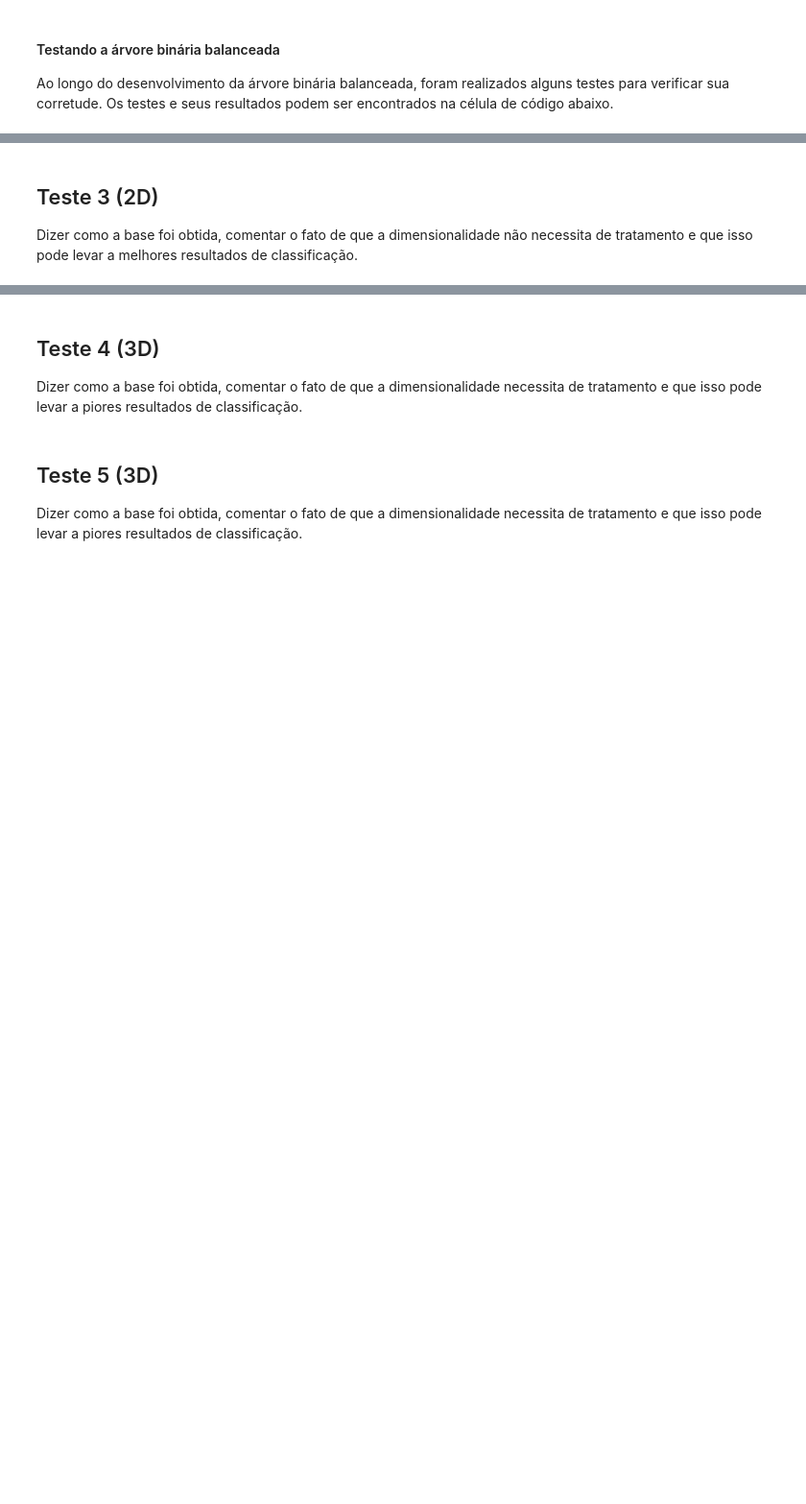
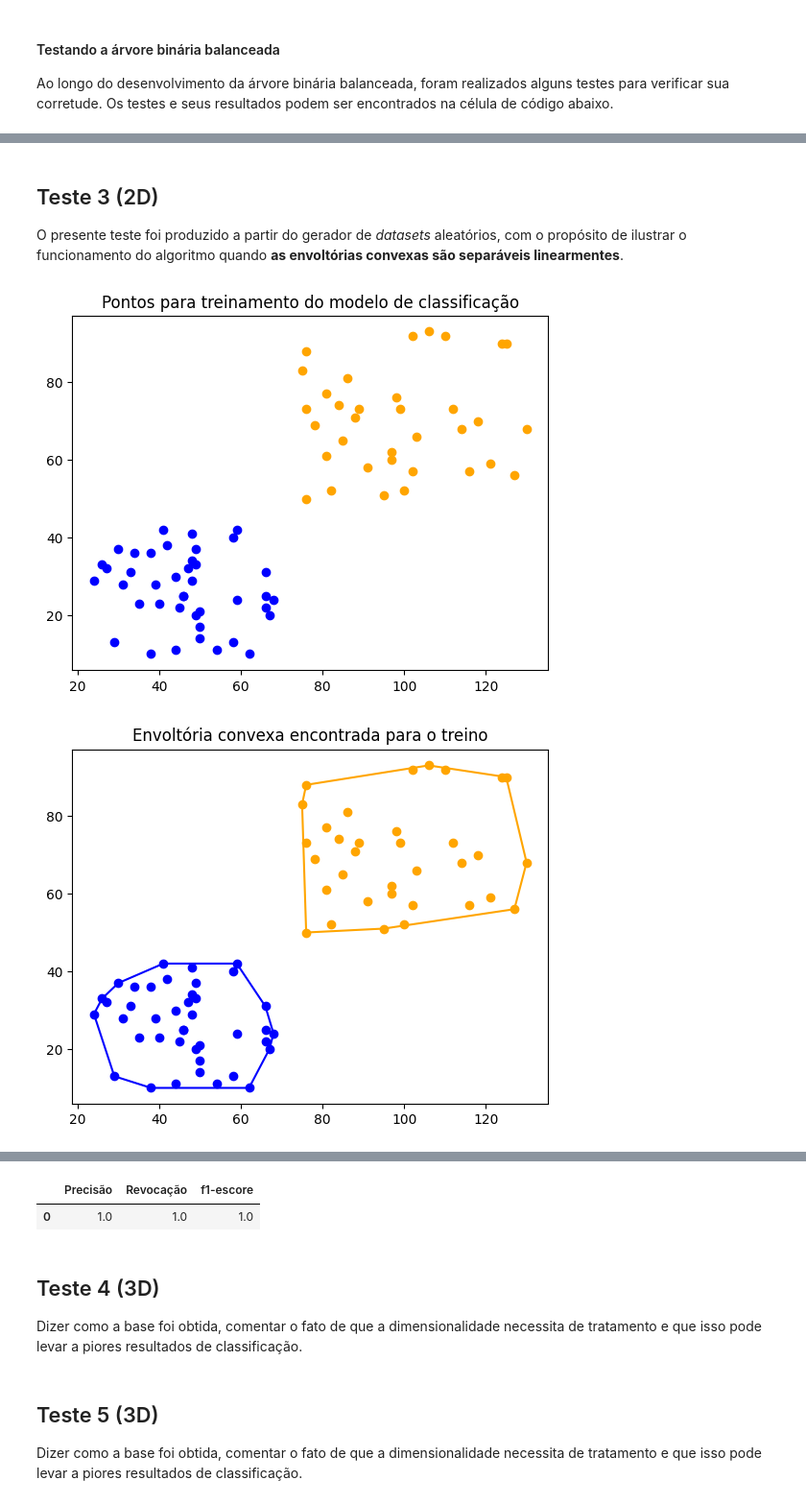
Before and after one commit to pedro-de-oliveira-guedes/Algorithms-II-UFMG, a Jupyter notebook: tp1-classificador-geometria-computacional/Código e Documentação.ipynb, the cells around one changed output, grey strips where cells are left out. Shown at 96% size. Cells and saved outputs as stored; diff of their text form; code cells hidden in the pictures; blank space fills up the shorter version.

```diff
--- a/tp1-classificador-geometria-computacional/Código e Documentação.ipynb
+++ b/tp1-classificador-geometria-computacional/Código e Documentação.ipynb
@@ -809,3 +1025,17 @@ Dizer como a base foi obtida, comentar o fato de que a dimensionalidade não nec
 # %% [markdown]
 ## Teste 3 (2D)
-Dizer como a base foi obtida, comentar o fato de que a dimensionalidade não necessita de tratamento e que isso pode levar a melhores resultados de classificação.
+O presente teste foi produzido a partir do gerador de *datasets* aleatórios, com o propósito de ilustrar o funcionamento do algoritmo quando **as envoltórias convexas são separáveis linearmentes**.
+# %%
+def test3():
+    # Geração do dataset
+    point_list = generate_random_dataset((24, 68), (10, 43), (70, 132), (50, 93), 50, 50)
+
+    # Divisão dos pontos (70% treino - 30% teste)
+    train_set, test_set = sk_model_selection.train_test_split(point_list)
+
+    classifier(train_set, test_set)
+
+test3()
+# %% [output]
+[figure, added]
+[figure, added]
@@ -812,3 +1045,5 @@ Dizer como a base foi obtida, comentar o fato de que a dimensionalidade não nec
+|  | Precisão | Revocação | f1-escore |
+| 0 | 1.0 | 1.0 | 1.0 |
 # %% [markdown]
 ## Teste 4 (3D)
 Dizer como a base foi obtida, comentar o fato de que a dimensionalidade necessita de tratamento e que isso pode levar a piores resultados de classificação.
```
Also changed, not shown: parts of 52 cells of this notebook.
